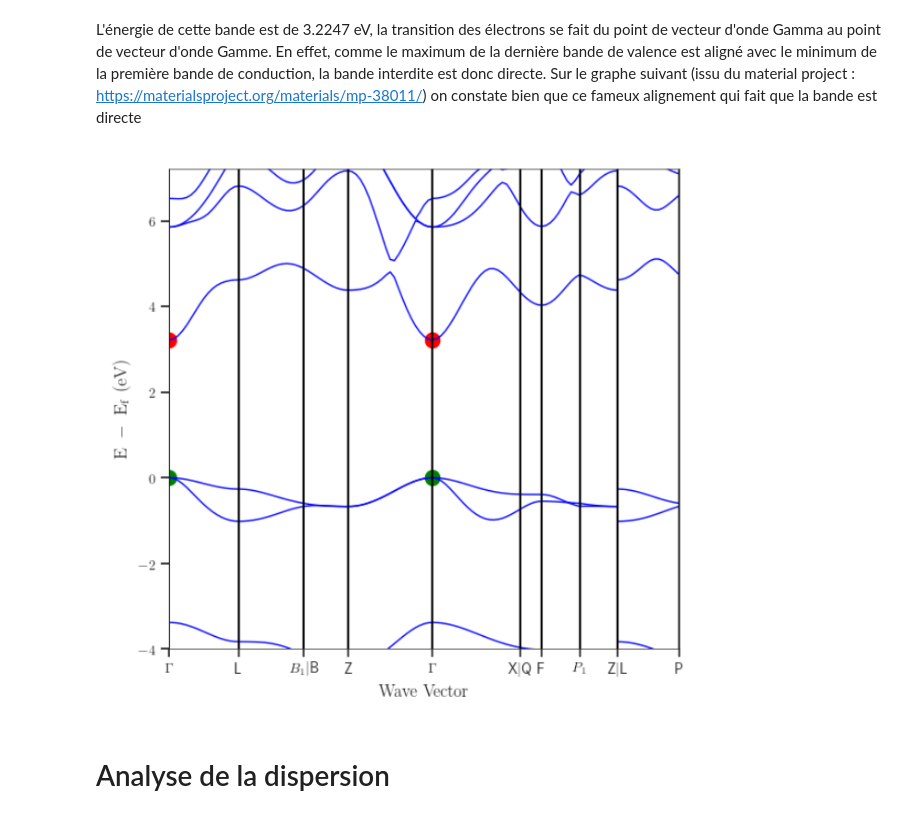
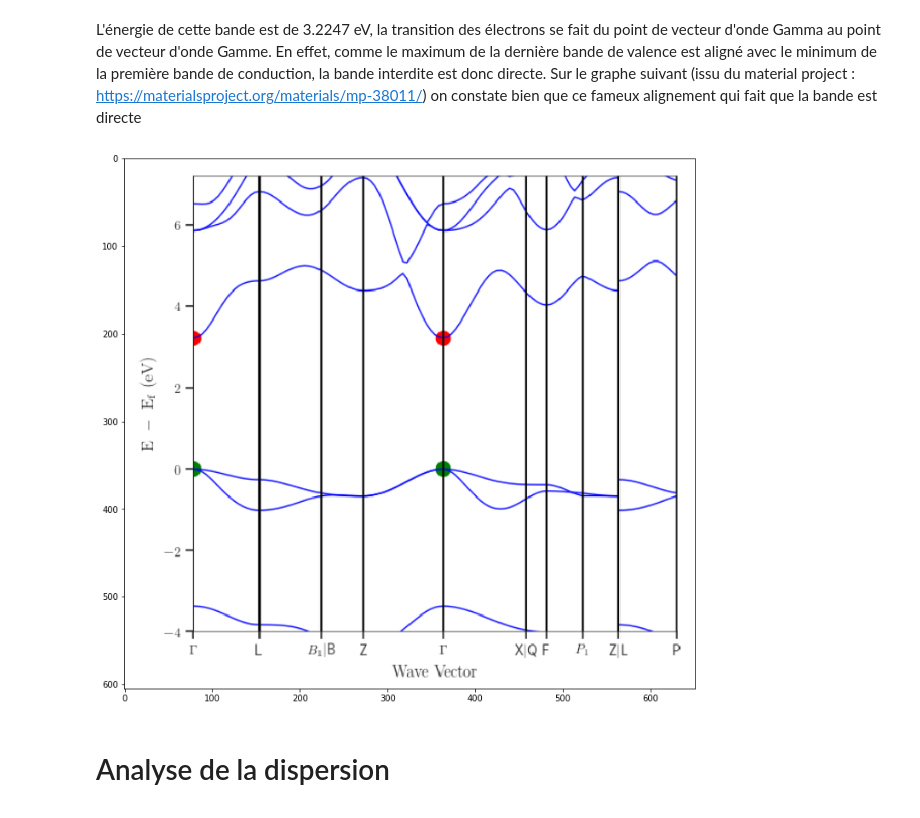
Before and after one commit to alidepierpon/lmapr1492, a Jupyter notebook: bands.ipynb, the cells around one changed output. Drawn from its saved outputs; the diff is of its cells as text; code cells hidden in the pictures.

```diff
--- a/bands.ipynb
+++ b/bands.ipynb
@@ -28,8 +28,12 @@ print(bint)
 # %% [markdown]
 L'énergie de cette bande est de 3.2247 eV, la transition des électrons se fait du point de vecteur d'onde Gamma au point de vecteur d'onde Gamme. En effet, comme le maximum de la dernière bande de valence est aligné avec le minimum de la première bande de conduction, la bande interdite est donc directe.
 Sur le graphe suivant (issu du material project : https://materialsproject.org/materials/mp-38011/) on constate bien que ce fameux alignement qui fait que la bande est directe
-# %% [markdown]
-![Capture1.PNG](attachment:Capture1.PNG)
+# %%
+plt.figure(figsize = (12,12))
+plt.imshow(mpimg.imread('Capture1.PNG'))
+plt.show()
+# %% [output]
+[figure, added]
 # %% [markdown]
 # Analyse de la dispersion
 # %% [markdown]
```
Also changed, not shown: parts of 3 cells of this notebook.
